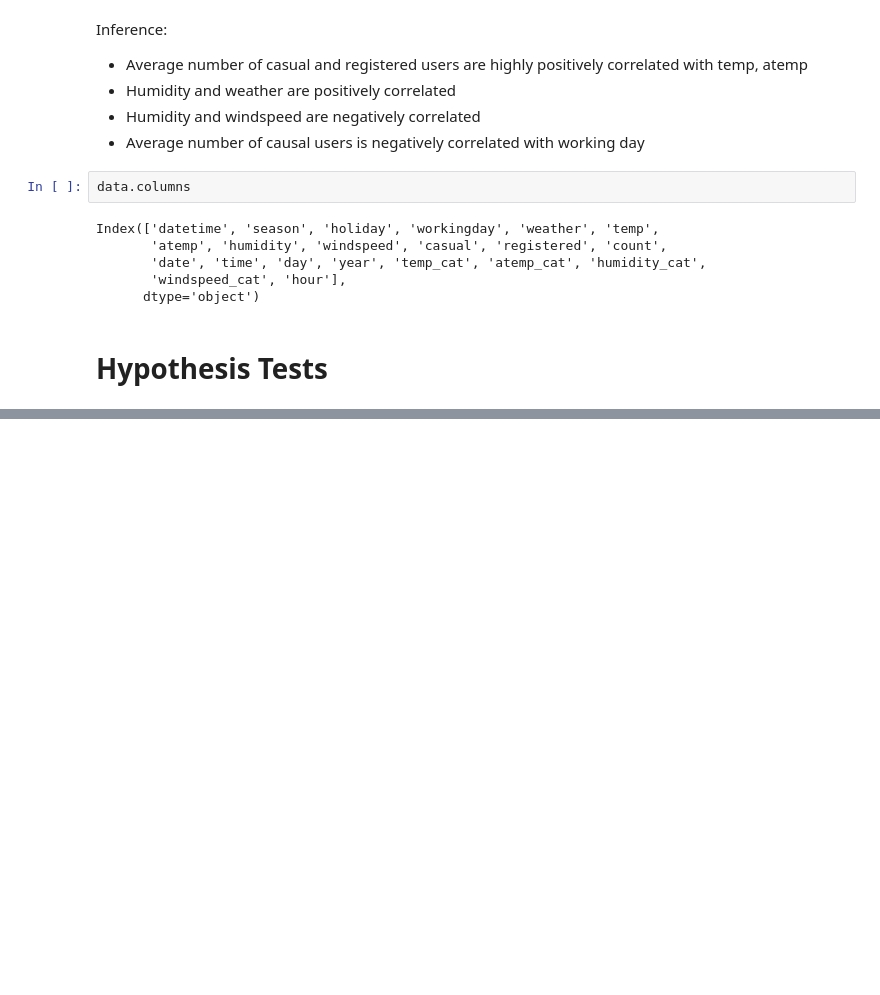
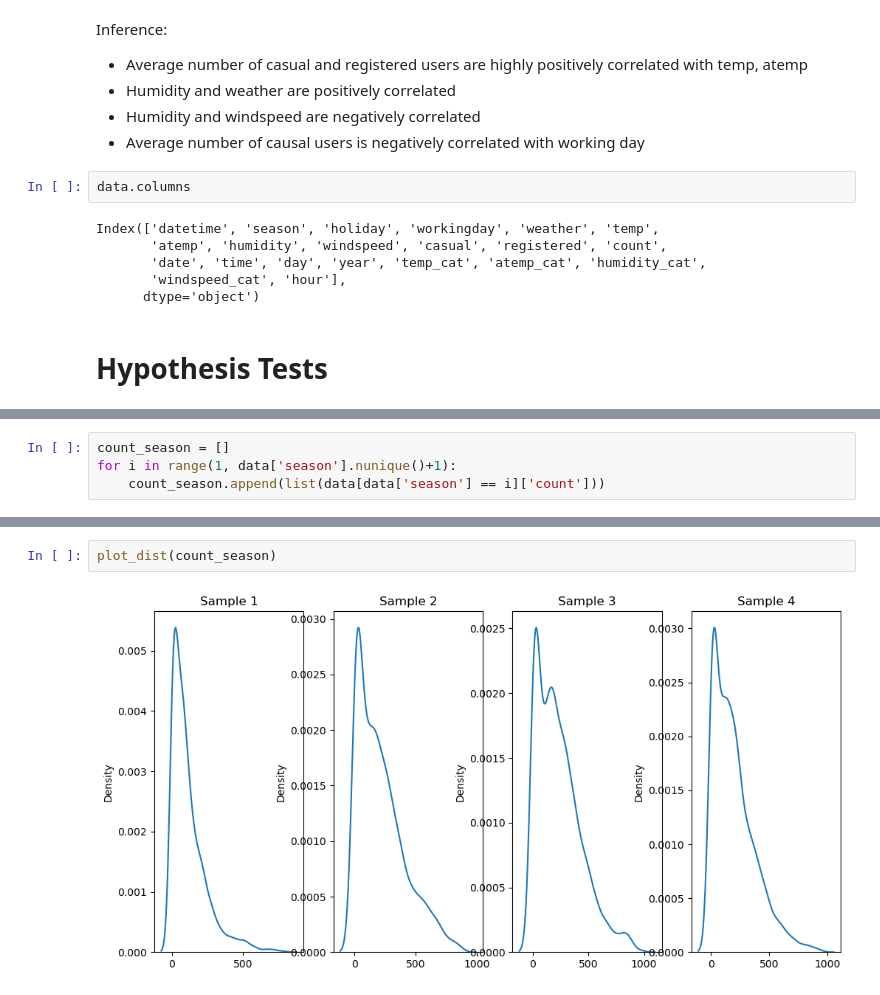
Before and after one commit to muthuganeshece/Business-Case-Study, a Jupyter notebook: Yulu/Notebook/Yulu_HypothesisTesting.ipynb, the cells around one changed output, grey strips where cells are left out. Saved outputs shown, nothing was run; the diff lists cells and outputs as text; blank space fills up the shorter version.

```diff
--- a/Yulu/Notebook/Yulu_HypothesisTesting.ipynb
+++ b/Yulu/Notebook/Yulu_HypothesisTesting.ipynb
@@ -589,0 +654,4 @@ Fail to Reject Null Hypothesis. Hence, Average number of cycles rented during wo
+# %%
+count_season = []
+for i in range(1, data['season'].nunique()+1):
+    count_season.append(list(data[data['season'] == i]['count']))
@@ -589,0 +667,4 @@ Fail to Reject Null Hypothesis. Hence, Average number of cycles rented during wo
+# %%
+plot_dist(count_season)
+# %% [output]
+[figure, added]
```
Also changed, not shown: parts of 31 cells of this notebook.
